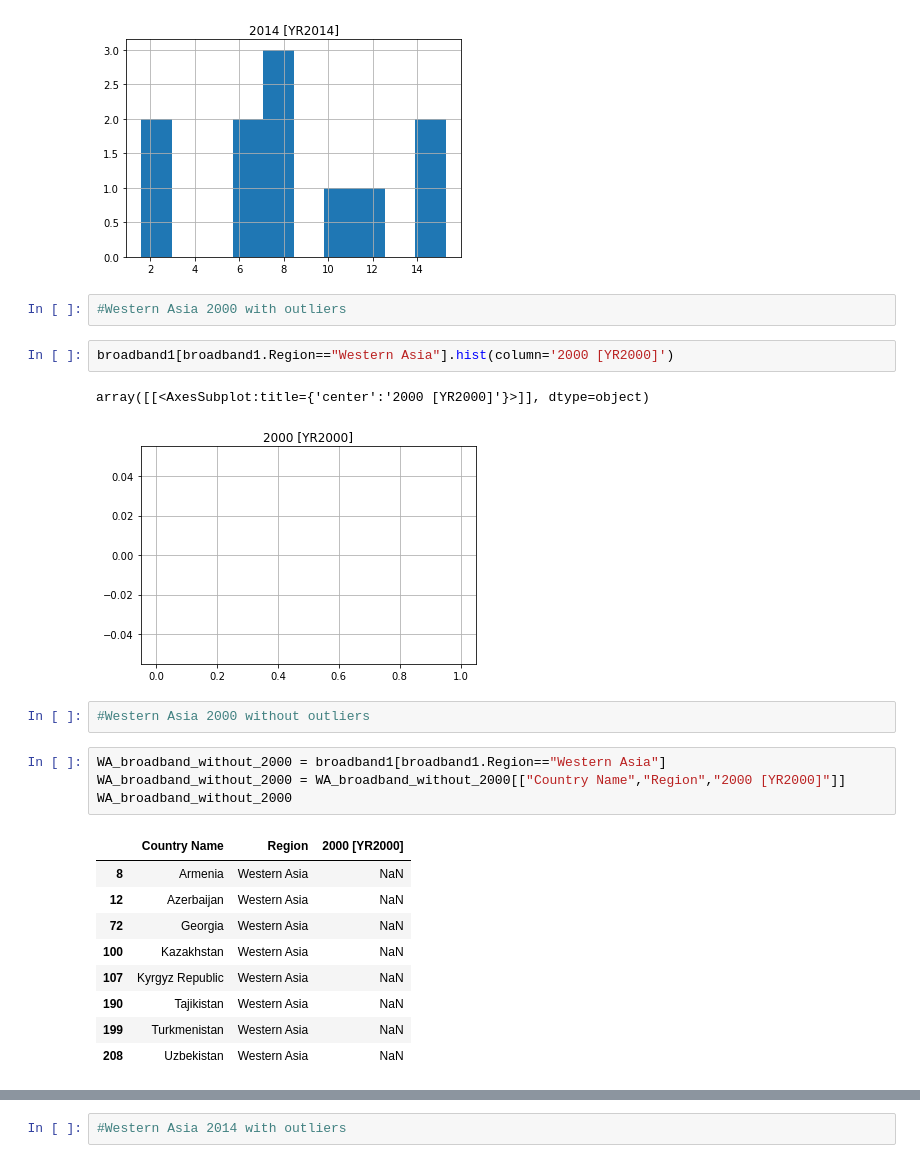
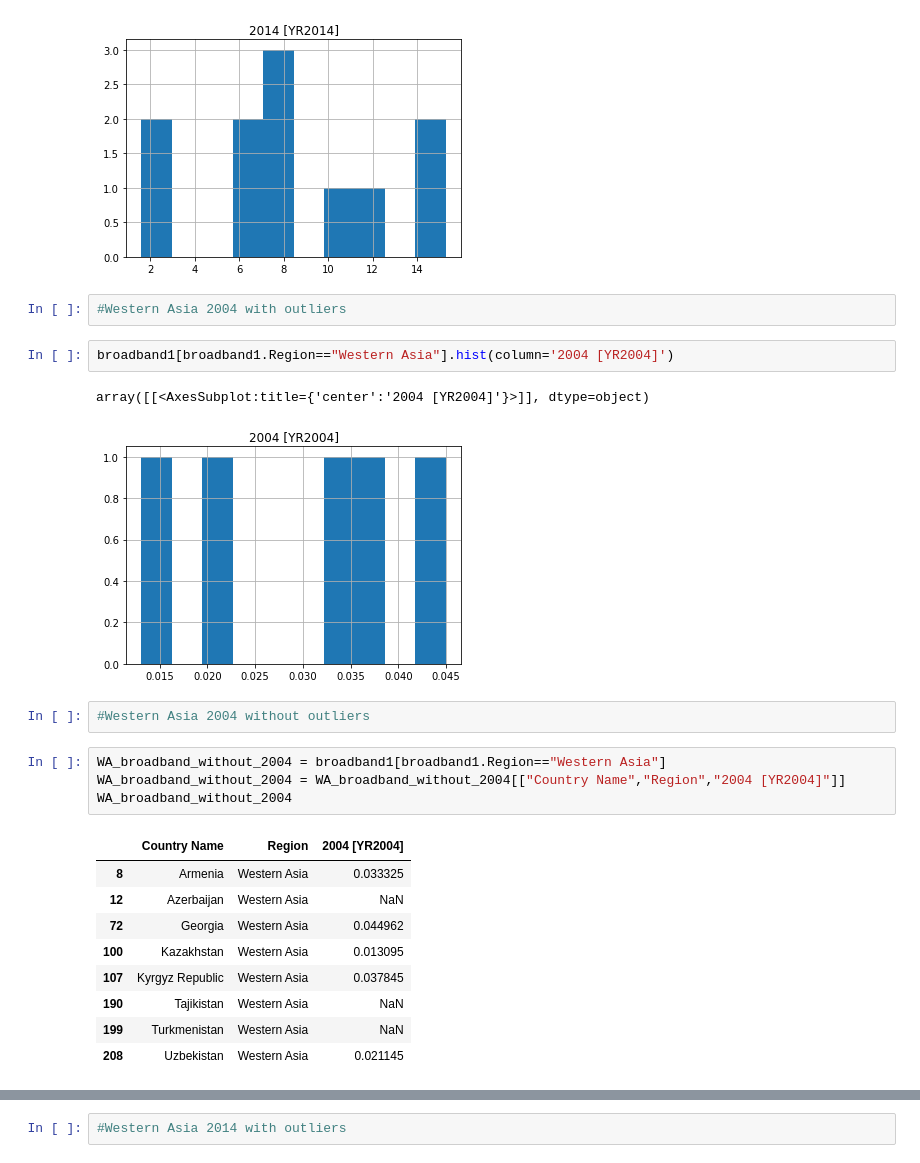
Before and after one commit to pant411/Pant_Stat_Asign1, a Jupyter notebook: assign1_part2_1.ipynb, the cells around one changed output, grey strips where cells are left out. Cells and saved outputs as stored; diff of their text form.

```diff
--- a/assign1_part2_1.ipynb
+++ b/assign1_part2_1.ipynb
@@ -353,26 +368,26 @@ SA_broadband_without_2014.hist()
 array([[<AxesSubplot:title={'center':'2014 [YR2014]'}>]], dtype=object)
 [figure]
 # %%
-#Western Asia 2000 with outliers
+#Western Asia 2004 with outliers
 # %%
-broadband1[broadband1.Region=="Western Asia"].hist(column='2000 [YR2000]')
+broadband1[broadband1.Region=="Western Asia"].hist(column='2004 [YR2004]')
 # %% [output]
-array([[<AxesSubplot:title={'center':'2000 [YR2000]'}>]], dtype=object)
+array([[<AxesSubplot:title={'center':'2004 [YR2004]'}>]], dtype=object)
-[figure, old version]
+[figure, new version]
 # %%
-#Western Asia 2000 without outliers
+#Western Asia 2004 without outliers
 # %%
-WA_broadband_without_2000 = broadband1[broadband1.Region=="Western Asia"]
-WA_broadband_without_2000 = WA_broadband_without_2000[["Country Name","Region","2000 [YR2000]"]]
-WA_broadband_without_2000
+WA_broadband_without_2004 = broadband1[broadband1.Region=="Western Asia"]
+WA_broadband_without_2004 = WA_broadband_without_2004[["Country Name","Region","2004 [YR2004]"]]
+WA_broadband_without_2004
 # %% [output]
-|  | Country Name | Region | 2000 [YR2000] |
-| 8 | Armenia | Western Asia | NaN |
+|  | Country Name | Region | 2004 [YR2004] |
+| 8 | Armenia | Western Asia | 0.033325 |
 | 12 | Azerbaijan | Western Asia | NaN |
-| 72 | Georgia | Western Asia | NaN |
-| 100 | Kazakhstan | Western Asia | NaN |
-| 107 | Kyrgyz Republic | Western Asia | NaN |
+| 72 | Georgia | Western Asia | 0.044962 |
+| 100 | Kazakhstan | Western Asia | 0.013095 |
+| 107 | Kyrgyz Republic | Western Asia | 0.037845 |
 | 190 | Tajikistan | Western Asia | NaN |
 | 199 | Turkmenistan | Western Asia | NaN |
-| 208 | Uzbekistan | Western Asia | NaN |
+| 208 | Uzbekistan | Western Asia | 0.021145 |
 # %%
```
Also changed, not shown: parts of 50 cells of this notebook, 39 other files.
